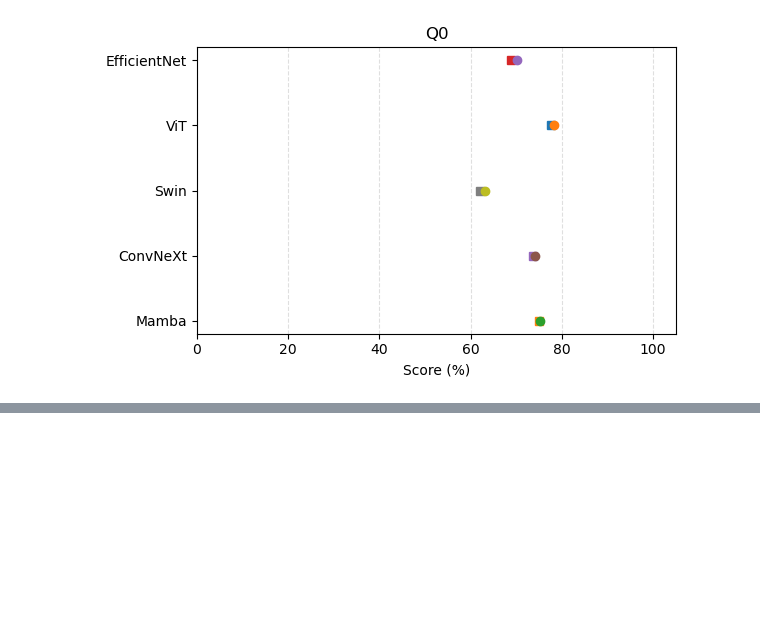
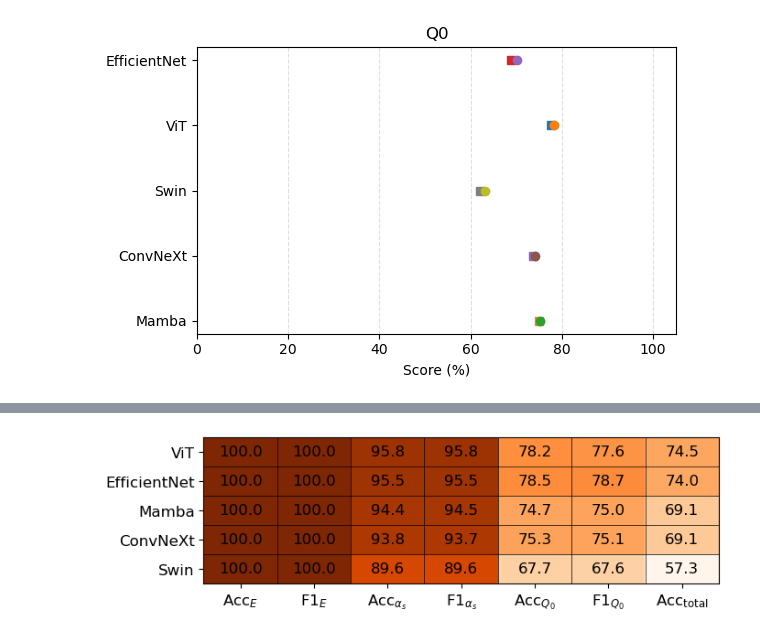
Before and after one commit to hmehryar/ml-jet-param-predictor, a Jupyter notebook: experiments/exp_eval_ploting_join/plotter.ipynb, the cells around one changed output, grey strips where cells are left out. Saved outputs shown, nothing was run; the diff lists cells and outputs as text; code cells hidden in the pictures; blank space fills up the shorter version.

```diff
--- a/experiments/exp_eval_ploting_join/plotter.ipynb
+++ b/experiments/exp_eval_ploting_join/plotter.ipynb
@@ -330,0 +470,48 @@ fig.savefig("figures/metrics_heatmap.png", dpi=300, bbox_inches="tight")
+# %%
+import json, numpy as np, matplotlib.pyplot as plt
+
+models = json.load(open("best_models_metrics.json"))
+name_map = {"MambaOut_base_plus_rw":"Mamba","ConvNeXt_Gaussian_g500":"ConvNeXt",
+            "EfficientNet_g500":"EfficientNet","Swin_g500":"Swin",
+            "ViT_tiny_patch16_224_gaussian_lrp_12_rlrp_4":"ViT"}
+M = [name_map.get(m["model"], m["model"]) for m in models]
+
+cols = ["Acc_energy","F1_energy","Acc_alpha","F1_alpha","Acc_q0","F1_q0","Acc_total"]
+labels = [
+    r"$\mathrm{Acc}_{E}$",
+    r"$\mathrm{F1}_{E}$",
+    r"$\mathrm{Acc}_{\alpha_s}$",
+    r"$\mathrm{F1}_{\alpha_s}$",
+    r"$\mathrm{Acc}_{Q_0}$",
+    r"$\mathrm{F1}_{Q_0}$",
+    r"$\mathrm{Acc}_{\mathrm{total}}$"
+]
+
+Z = np.array([[m[c] for c in cols] for m in models])
+
+# make cells less tall by reducing height
+fig, ax = plt.subplots(figsize=(7, 2.2))
+im = ax.imshow(Z, aspect="auto", cmap="Oranges")
+
+ax.set_yticks(range(len(M)))
+ax.set_yticklabels(M,fontsize=12)
+ax.set_xticks(range(len(labels)))
+ax.set_xticklabels(labels,fontsize=12 )
+
+# black grid lines between cells
+ax.set_xticks(np.arange(-0.5, Z.shape[1], 1), minor=True)
+ax.set_yticks(np.arange(-0.5, Z.shape[0], 1), minor=True)
+ax.grid(which="minor", color="black", linestyle="-", linewidth=0.5)
+ax.tick_params(which="minor", bottom=False, left=False)
+
+# annotate with larger font
+for i in range(Z.shape[0]):
+    for j in range(Z.shape[1]):
+        ax.text(j, i, f"{Z[i,j]:.1f}", ha="center", va="center", fontsize=12)
+
+# no title
+fig.tight_layout()
+fig.savefig("figures/metrics_heatmap.pdf", bbox_inches="tight")
+fig.savefig("figures/metrics_heatmap.png", dpi=300, bbox_inches="tight")
+# %% [output]
+[figure, added]
```
Also changed, not shown: parts of 5 cells of this notebook, 3 other files.
